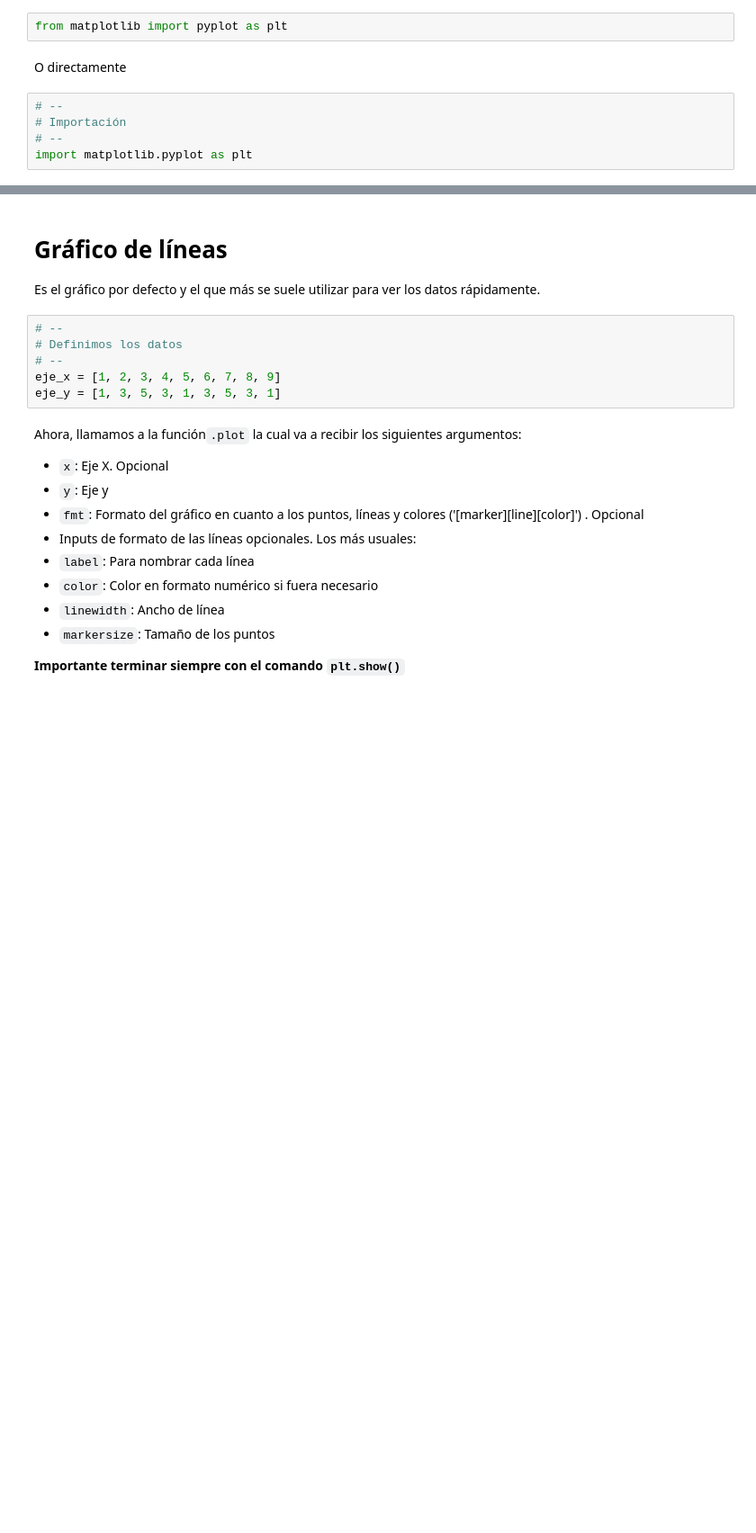
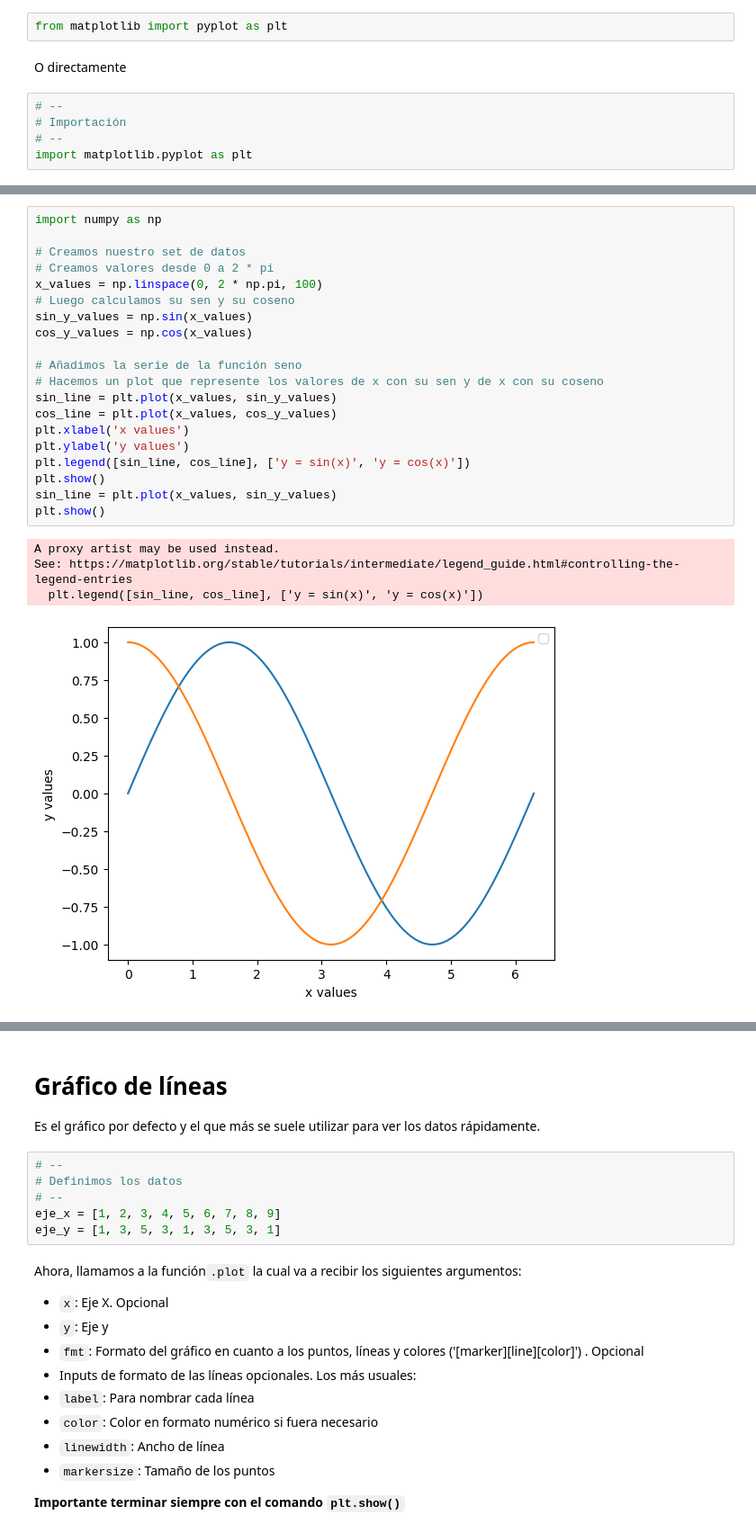
Before and after one commit to kecotes/Python_Data_Science, a Jupyter notebook: 4.visualizacion_python/1.Matplotlib.ipynb, the cells around one changed output, grey strips where cells are left out. Shown at 90% size. Cells and saved outputs as stored; diff of their text form; blank space fills up the shorter version.

```diff
--- a/4.visualizacion_python/1.Matplotlib.ipynb
+++ b/4.visualizacion_python/1.Matplotlib.ipynb
@@ -34,0 +99,25 @@ import matplotlib.pyplot as plt
+# %%
+import numpy as np
+
+# Creamos nuestro set de datos
+# Creamos valores desde 0 a 2 * pi
+x_values = np.linspace(0, 2 * np.pi, 100)
+# Luego calculamos su sen y su coseno
+sin_y_values = np.sin(x_values)
+cos_y_values = np.cos(x_values)
+
+# Añadimos la serie de la función seno
+# Hacemos un plot que represente los valores de x con su sen y de x con su coseno
+sin_line = plt.plot(x_values, sin_y_values)
+cos_line = plt.plot(x_values, cos_y_values)
+plt.xlabel('x values')
+plt.ylabel('y values')
+plt.legend([sin_line, cos_line], ['y = sin(x)', 'y = cos(x)'])
+plt.show()
+sin_line = plt.plot(x_values, sin_y_values)
+plt.show()
+# %% [output]
+A proxy artist may be used instead.
+See: https://matplotlib.org/stable/tutorials/intermediate/legend_guide.html#controlling-the-legend-entries
+  plt.legend([sin_line, cos_line], ['y = sin(x)', 'y = cos(x)'])
+[figure, added]
```
Also changed, not shown: parts of 9 cells of this notebook, 9 other files.
